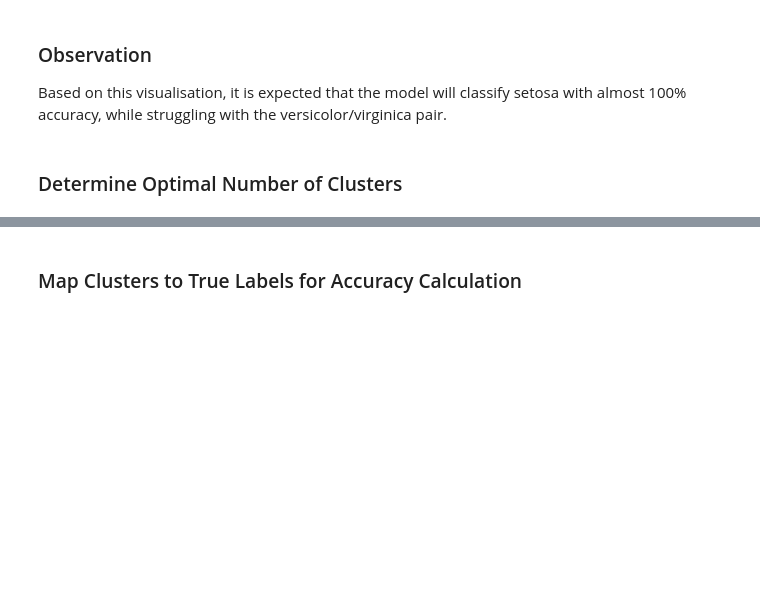
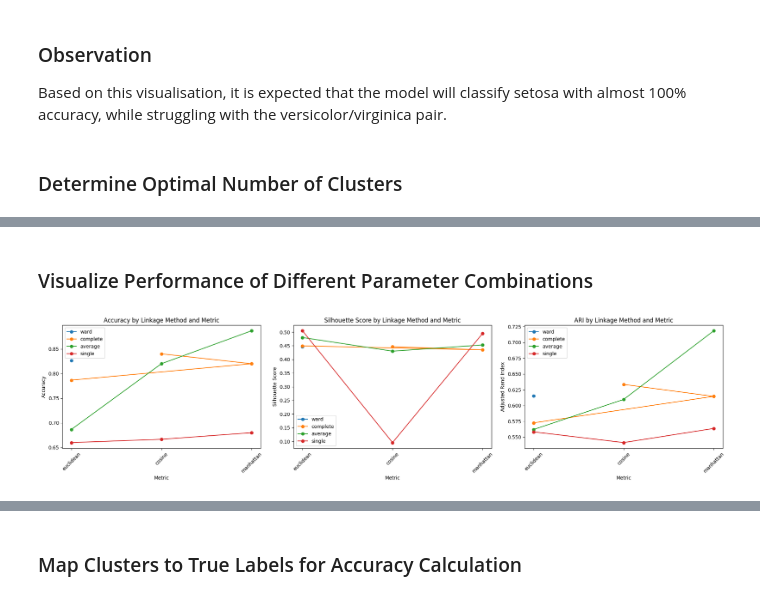
Before and after one commit to Farzat07/Kaggle-Mini-challenge---recommender-systems, a Jupyter notebook: Final iris.ipynb, the cells around one changed output, grey strips where cells are left out. Saved outputs shown, nothing was run; the diff lists cells and outputs as text; code cells hidden in the pictures; blank space fills up the shorter version.

```diff
--- a/Final iris.ipynb
+++ b/Final iris.ipynb
@@ -333,0 +389,46 @@ Agglomerative cluster distribution: [71 49 30]
+# %% [markdown]
+### Visualize Performance of Different Parameter Combinations
+# %%
+# Plot comparison of different parameter combinations
+plt.figure(figsize=(20, 5))
+
+# Accuracy comparison
+plt.subplot(1, 3, 1)
+for linkage in linkage_methods:
+    linkage_data = agg_comparison_df[agg_comparison_df['linkage'] == linkage]
+    if not linkage_data.empty:
+        plt.plot(linkage_data['metric'], linkage_data['accuracy'], 'o-', label=linkage)
+plt.xlabel('Metric')
+plt.ylabel('Accuracy')
+plt.title('Accuracy by Linkage Method and Metric')
+plt.legend()
+plt.xticks(rotation=45)
+
+# Silhouette score comparison
+plt.subplot(1, 3, 2)
+for linkage in linkage_methods:
+    linkage_data = agg_comparison_df[agg_comparison_df['linkage'] == linkage]
+    if not linkage_data.empty:
+        plt.plot(linkage_data['metric'], linkage_data['silhouette_score'], 'o-', label=linkage)
+plt.xlabel('Metric')
+plt.ylabel('Silhouette Score')
+plt.title('Silhouette Score by Linkage Method and Metric')
+plt.legend()
+plt.xticks(rotation=45)
+
+# ARI comparison
+plt.subplot(1, 3, 3)
+for linkage in linkage_methods:
+    linkage_data = agg_comparison_df[agg_comparison_df['linkage'] == linkage]
+    if not linkage_data.empty:
+        plt.plot(linkage_data['metric'], linkage_data['ari'], 'o-', label=linkage)
+plt.xlabel('Metric')
+plt.ylabel('Adjusted Rand Index')
+plt.title('ARI by Linkage Method and Metric')
+plt.legend()
+plt.xticks(rotation=45)
+
+plt.tight_layout()
+plt.show()
+# %% [output]
+[figure, added]
```
Also changed, not shown: parts of 18 cells of this notebook.
